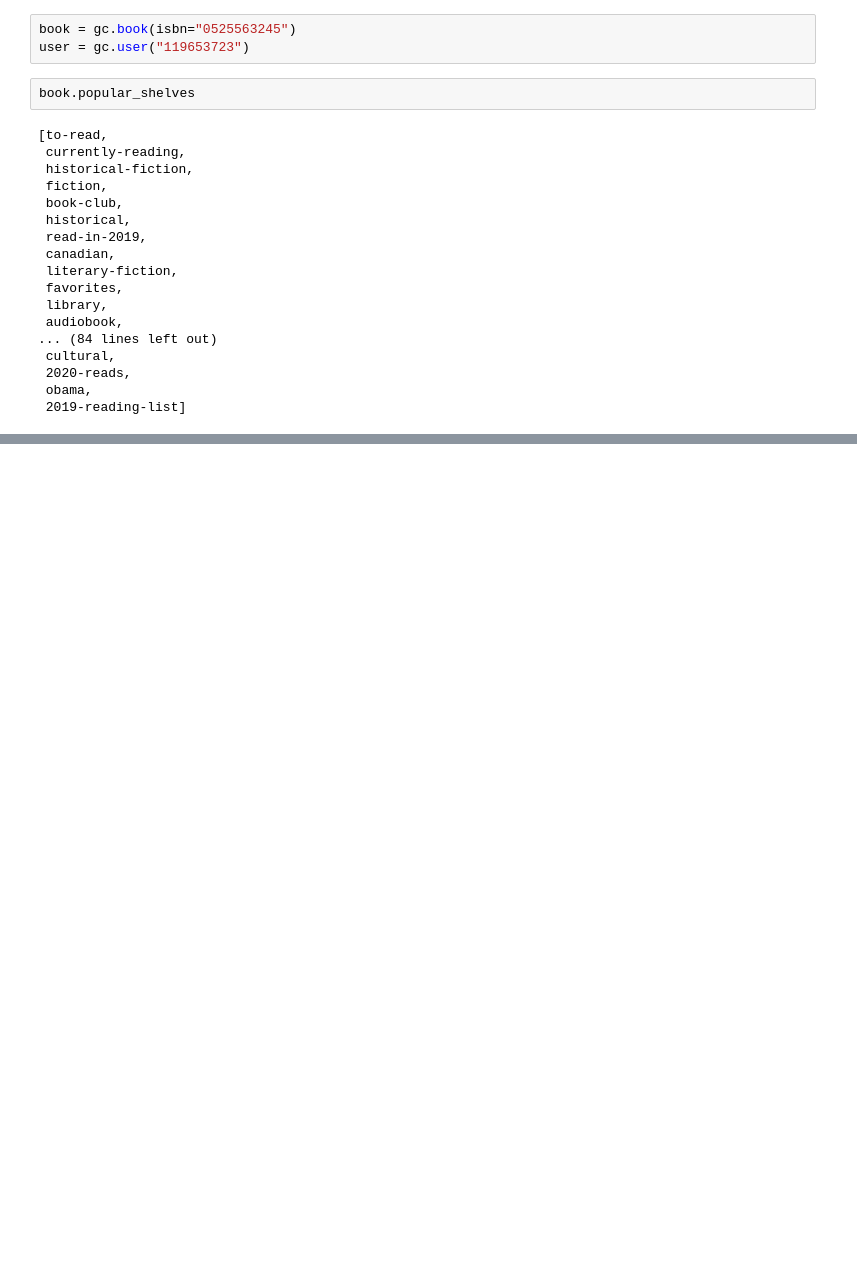
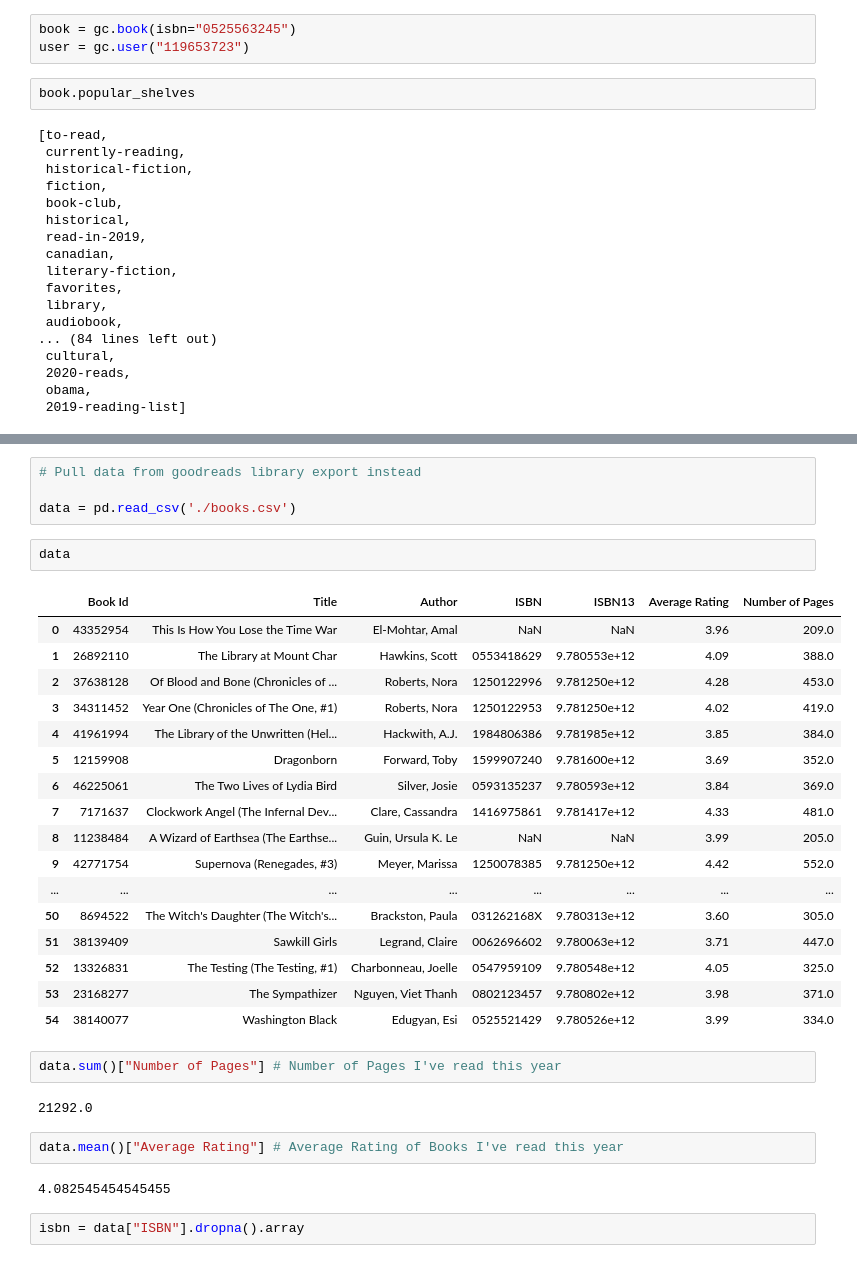
Before and after one commit to snehakadiyala/literate-goggles, a Jupyter notebook: stats/book-stats.ipynb, the cells around one changed output, grey strips where cells are left out. Cells and saved outputs as stored; diff of their text form; blank space fills up the shorter version.

```diff
--- a/stats/book-stats.ipynb
+++ b/stats/book-stats.ipynb
@@ -35,0 +62,34 @@ KeyError: '@name'
+# %%
+# Pull data from goodreads library export instead
+
+data = pd.read_csv('./books.csv')
+# %%
+data
+# %% [output]
+|  | Book Id | Title | Author | ISBN | ISBN13 | Average Rating | Number of Pages |
+| 0 | 43352954 | This Is How You Lose the Time War | El-Mohtar, Amal | NaN | NaN | 3.96 | 209.0 |
+| 1 | 26892110 | The Library at Mount Char | Hawkins, Scott | 0553418629 | 9.780553e+12 | 4.09 | 388.0 |
+| 2 | 37638128 | Of Blood and Bone (Chronicles of ... | Roberts, Nora | 1250122996 | 9.781250e+12 | 4.28 | 453.0 |
+| 3 | 34311452 | Year One (Chronicles of The One, #1) | Roberts, Nora | 1250122953 | 9.781250e+12 | 4.02 | 419.0 |
+| 4 | 41961994 | The Library of the Unwritten (Hel... | Hackwith, A.J. | 1984806386 | 9.781985e+12 | 3.85 | 384.0 |
+| 5 | 12159908 | Dragonborn | Forward, Toby | 1599907240 | 9.781600e+12 | 3.69 | 352.0 |
+| 6 | 46225061 | The Two Lives of Lydia Bird | Silver, Josie | 0593135237 | 9.780593e+12 | 3.84 | 369.0 |
+| 7 | 7171637 | Clockwork Angel (The Infernal Dev... | Clare, Cassandra | 1416975861 | 9.781417e+12 | 4.33 | 481.0 |
+| 8 | 11238484 | A Wizard of Earthsea (The Earthse... | Guin, Ursula K. Le | NaN | NaN | 3.99 | 205.0 |
+| 9 | 42771754 | Supernova (Renegades, #3) | Meyer, Marissa | 1250078385 | 9.781250e+12 | 4.42 | 552.0 |
+| ... | ... | ... | ... | ... | ... | ... | ... |
+| 50 | 8694522 | The Witch's Daughter (The Witch's... | Brackston, Paula | 031262168X | 9.780313e+12 | 3.60 | 305.0 |
+| 51 | 38139409 | Sawkill Girls | Legrand, Claire | 0062696602 | 9.780063e+12 | 3.71 | 447.0 |
+| 52 | 13326831 | The Testing (The Testing, #1) | Charbonneau, Joelle | 0547959109 | 9.780548e+12 | 4.05 | 325.0 |
+| 53 | 23168277 | The Sympathizer | Nguyen, Viet Thanh | 0802123457 | 9.780802e+12 | 3.98 | 371.0 |
+| 54 | 38140077 | Washington Black | Edugyan, Esi | 0525521429 | 9.780526e+12 | 3.99 | 334.0 |
+# %%
+data.sum()["Number of Pages"] # Number of Pages I've read this year
+# %% [output]
+21292.0
+# %%
+data.mean()["Average Rating"] # Average Rating of Books I've read this year
+# %% [output]
+4.082545454545455
+# %%
+isbn = data["ISBN"].dropna().array
```
Also changed, not shown: parts of 13 cells of this notebook, 4 other files.
